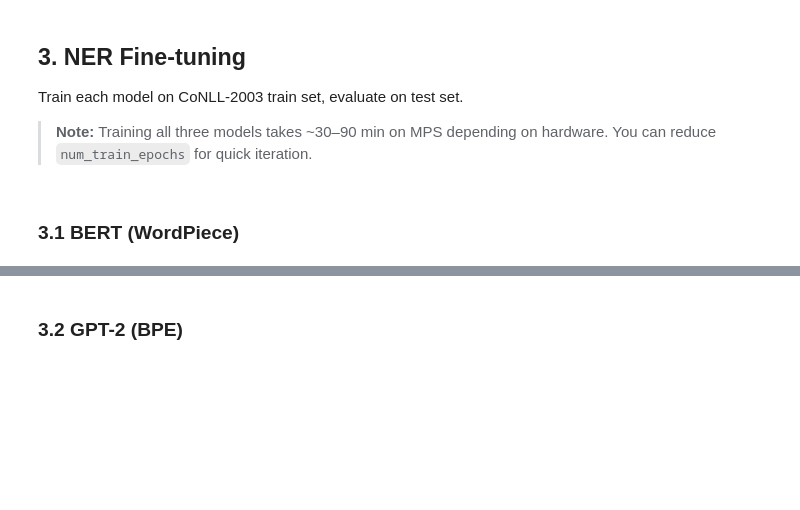
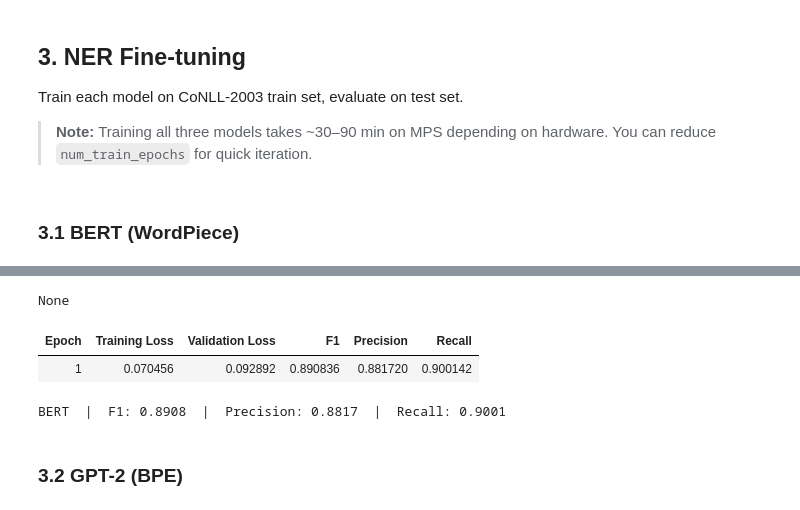
Before and after one commit to n4rly-boop/S26-NLP-Tokenization-for-Noisy-Texts, a Jupyter notebook: notebooks/01_baseline.ipynb, the cells around one changed output, grey strips where cells are left out. Saved outputs shown, nothing was run; the diff lists cells and outputs as text; code cells hidden in the pictures; blank space fills up the shorter version.

```diff
--- a/notebooks/01_baseline.ipynb
+++ b/notebooks/01_baseline.ipynb
@@ -146,8 +200,17 @@ trainer_bert.train()
 # %%
-bert_results = trainer_bert.evaluate(tokenized_bert["test"])
+trainer_bert.callback_handler.on_train_begin(
+    trainer_bert.args, trainer_bert.state, trainer_bert.control
+)
+trainer_bert.eval_dataset = tokenized_bert["test"]
+bert_results = trainer_bert.evaluate()
 print(f"BERT  |  F1: {bert_results['eval_f1']:.4f}  |  "
       f"Precision: {bert_results['eval_precision']:.4f}  |  "
       f"Recall: {bert_results['eval_recall']:.4f}")
+# %% [output]
+None
+| Epoch | Training Loss | Validation Loss | F1 | Precision | Recall |
+| 1 | 0.070456 | 0.092892 | 0.890836 | 0.881720 | 0.900142 |
+BERT  |  F1: 0.8908  |  Precision: 0.8817  |  Recall: 0.9001
 # %% [markdown]
 ### 3.2 GPT-2 (BPE)
 # %%
```
Also changed, not shown: parts of 15 cells of this notebook.
